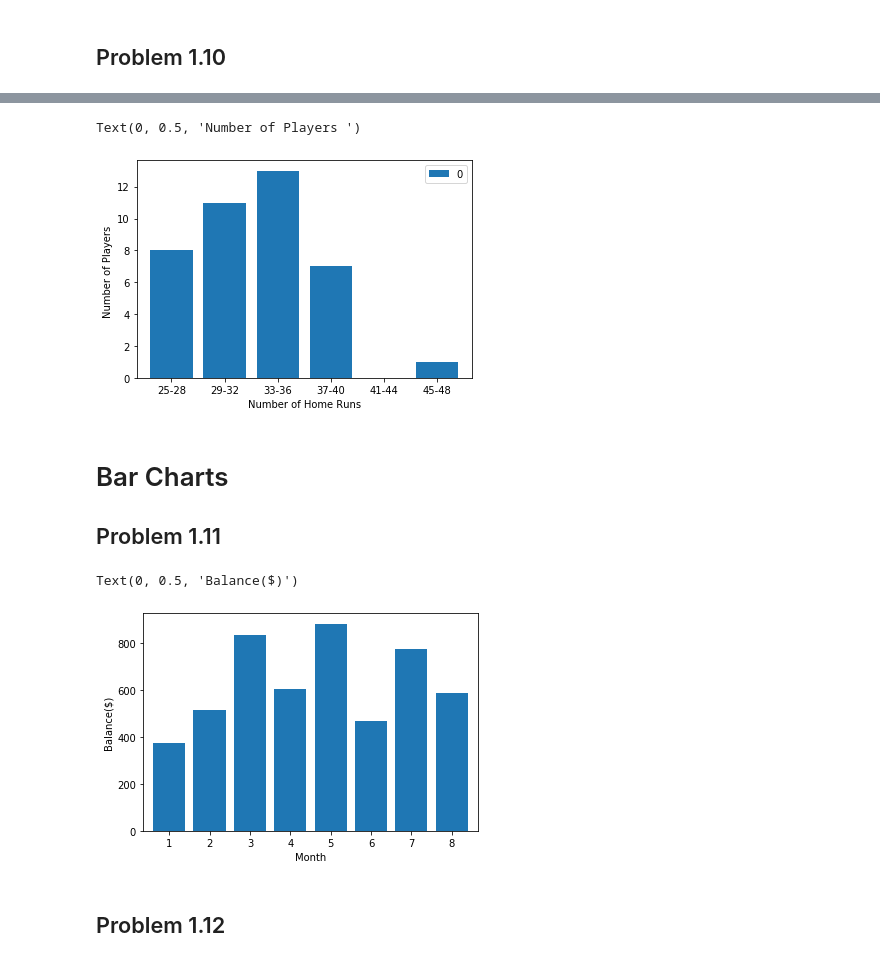
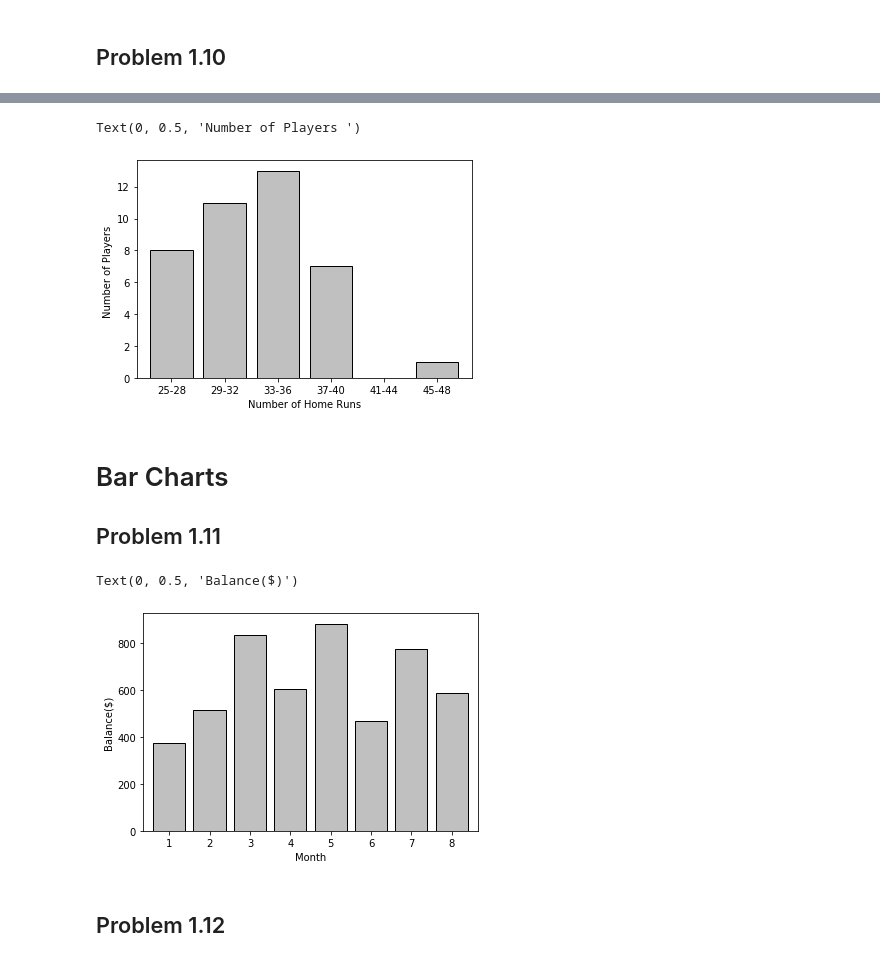
Before and after one commit to paulaonea/python-humongous-book-of-statistics, a Jupyter notebook: Chapter 1 - Displaying Descriptive Statistics.ipynb, the cells around one changed output, grey strips where cells are left out. Drawn from its saved outputs; the diff is of its cells as text; code cells hidden in the pictures.

```diff
--- a/Chapter 1 - Displaying Descriptive Statistics.ipynb
+++ b/Chapter 1 - Displaying Descriptive Statistics.ipynb
@@ -163,23 +163,23 @@ dict2 = {'25-28': len([x for x in home_runs if 25 <= x <= 28]),
         }
 # %%
 home_runs1 = pd.DataFrame.from_dict(dict2, orient='index')
-chart = home_runs1.plot(kind='bar', rot=0, width=0.8)
+chart = home_runs1.plot(kind='bar', rot=0, width=0.8, color='silver', edgecolor='k', legend=False)
 chart.set_xlabel('Number of Home Runs')
 chart.set_ylabel('Number of Players ')
 # %% [output]
 Text(0, 0.5, 'Number of Players ')
-[figure, old version]
+[figure, new version]
 # %% [markdown]
 # Bar Charts
 ## Problem 1.11
 # %%
 balance = pd.Series([375, 514, 834, 603, 882, 468, 775, 585], index = [1, 2, 3, 4, 5, 6, 7, 8])
-chart2 = balance.plot(kind='bar',rot=0, width=0.8)
+chart2 = balance.plot(kind='bar',rot=0, width=0.8, color='silver', edgecolor='k', legend=False)
 chart2.set_xlabel('Month')
 chart2.set_ylabel('Balance($)')
 # %% [output]
 Text(0, 0.5, 'Balance($)')
-[figure, old version]
+[figure, new version]
 # %% [markdown]
 ## Problem 1.12
 # %%
```
Also changed, not shown: parts of 22 cells of this notebook.
